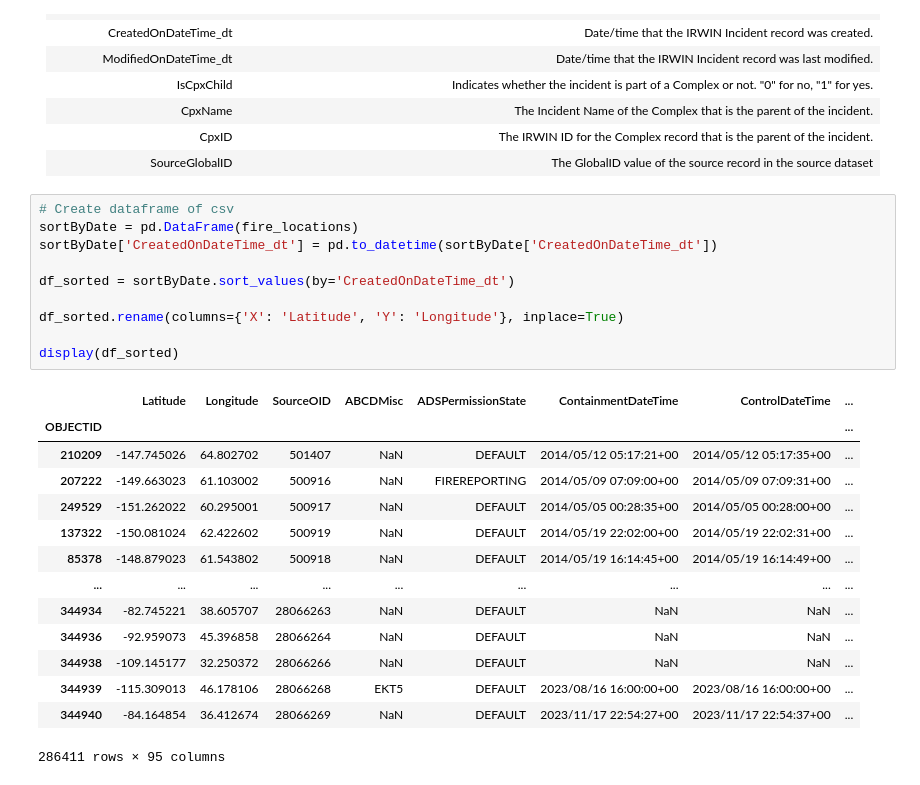
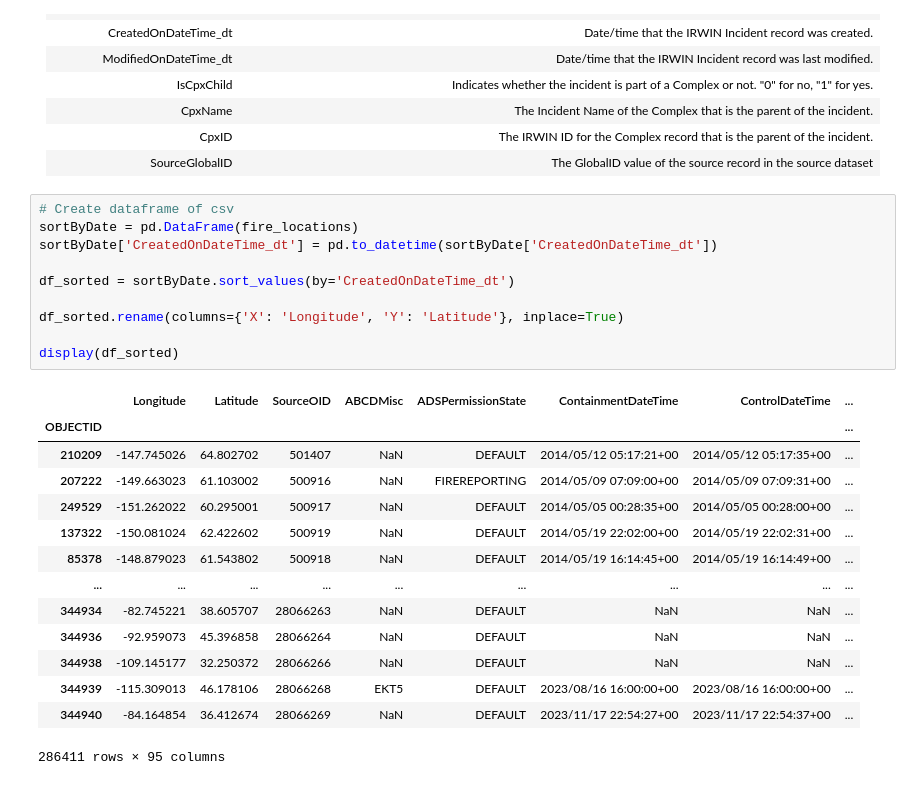
Before and after one commit to SD-2023-CS02/Wildfire-Resource-Simulator, a Jupyter notebook: wfigs_fire_data.ipynb, the cells around one changed output. Cells and saved outputs as stored; diff of their text form.

```diff
--- a/wfigs_fire_data.ipynb
+++ b/wfigs_fire_data.ipynb
@@ -243,15 +243,15 @@ display(fire_locations)
 # %%
 # Create dataframe of csv
 sortByDate = pd.DataFrame(fire_locations)
 sortByDate['CreatedOnDateTime_dt'] = pd.to_datetime(sortByDate['CreatedOnDateTime_dt'])
 
 df_sorted = sortByDate.sort_values(by='CreatedOnDateTime_dt')
 
-df_sorted.rename(columns={'X': 'Latitude', 'Y': 'Longitude'}, inplace=True)
+df_sorted.rename(columns={'X': 'Longitude', 'Y': 'Latitude'}, inplace=True)
 
 display(df_sorted)
 # %% [output]
-|  | Latitude | Longitude | SourceOID | ABCDMisc | ADSPermissionState | ContainmentDateTime | ControlDateTime | ... |
+|  | Longitude | Latitude | SourceOID | ABCDMisc | ADSPermissionState | ContainmentDateTime | ControlDateTime | ... |
 | OBJECTID |  |  |  |  |  |  |  | ... |
 | 210209 | -147.745026 | 64.802702 | 501407 | NaN | DEFAULT | 2014/05/12 05:17:21+00 | 2014/05/12 05:17:35+00 | ... |
 | 207222 | -149.663023 | 61.103002 | 500916 | NaN | FIREREPORTING | 2014/05/09 07:09:00+00 | 2014/05/09 07:09:31+00 | ... |
```
Also changed, not shown: parts of 5 cells of this notebook, 2 other files.
